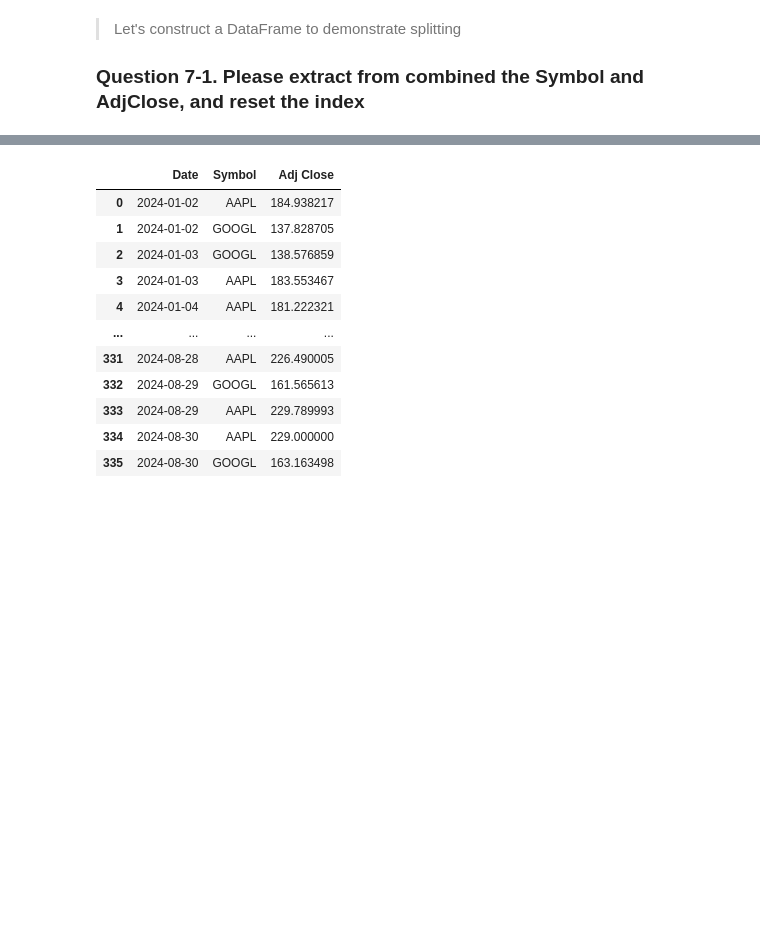
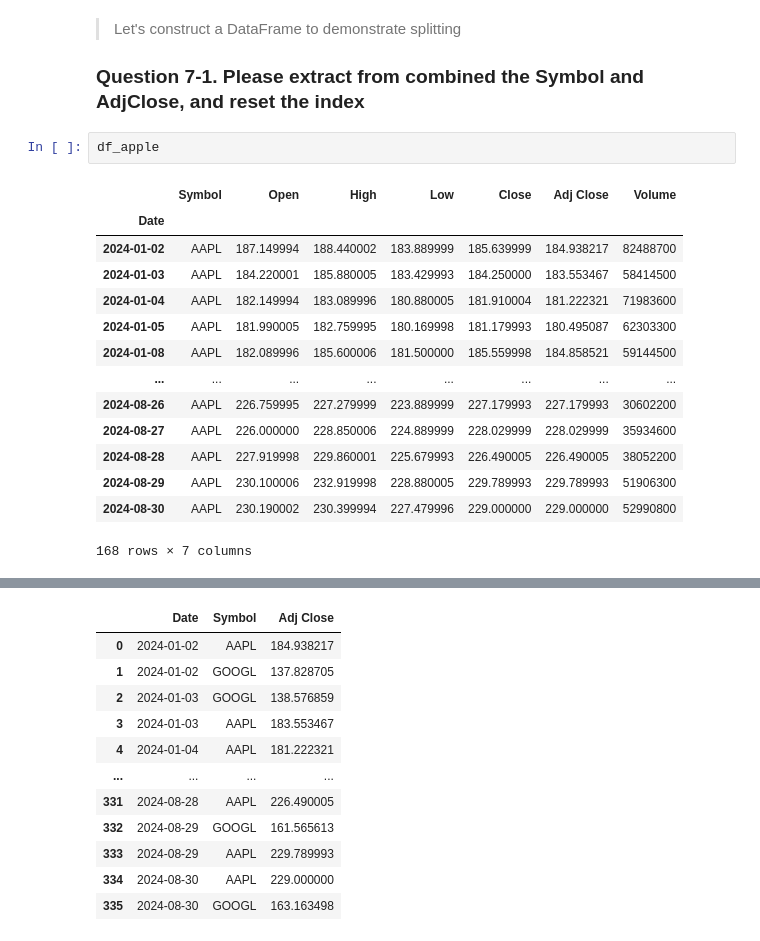
Before and after one commit to changjulian17/qf627, a Jupyter notebook: problem_set_3/QF627_Problem_Set_3.ipynb, the cells around one changed output, grey strips where cells are left out. Cells and saved outputs as stored; diff of their text form; blank space fills up the shorter version.

```diff
--- a/problem_set_3/QF627_Problem_Set_3.ipynb
+++ b/problem_set_3/QF627_Problem_Set_3.ipynb
@@ -447,3 +934,20 @@ Length: 168, dtype: float64
 > Let's construct a DataFrame to demonstrate splitting
 
 ### Question 7-1. Please extract from combined the Symbol and AdjClose, and reset the index
+# %%
+df_apple
+# %% [output]
+|  | Symbol | Open | High | Low | Close | Adj Close | Volume |
+| Date |  |  |  |  |  |  |  |
+| 2024-01-02 | AAPL | 187.149994 | 188.440002 | 183.889999 | 185.639999 | 184.938217 | 82488700 |
+| 2024-01-03 | AAPL | 184.220001 | 185.880005 | 183.429993 | 184.250000 | 183.553467 | 58414500 |
+| 2024-01-04 | AAPL | 182.149994 | 183.089996 | 180.880005 | 181.910004 | 181.222321 | 71983600 |
+| 2024-01-05 | AAPL | 181.990005 | 182.759995 | 180.169998 | 181.179993 | 180.495087 | 62303300 |
+| 2024-01-08 | AAPL | 182.089996 | 185.600006 | 181.500000 | 185.559998 | 184.858521 | 59144500 |
+| ... | ... | ... | ... | ... | ... | ... | ... |
+| 2024-08-26 | AAPL | 226.759995 | 227.279999 | 223.889999 | 227.179993 | 227.179993 | 30602200 |
+| 2024-08-27 | AAPL | 226.000000 | 228.850006 | 224.889999 | 228.029999 | 228.029999 | 35934600 |
+| 2024-08-28 | AAPL | 227.919998 | 229.860001 | 225.679993 | 226.490005 | 226.490005 | 38052200 |
+| 2024-08-29 | AAPL | 230.100006 | 232.919998 | 228.880005 | 229.789993 | 229.789993 | 51906300 |
+| 2024-08-30 | AAPL | 230.190002 | 230.399994 | 227.479996 | 229.000000 | 229.000000 | 52990800 |
+168 rows × 7 columns
```
Also changed, not shown: parts of 64 cells of this notebook.
